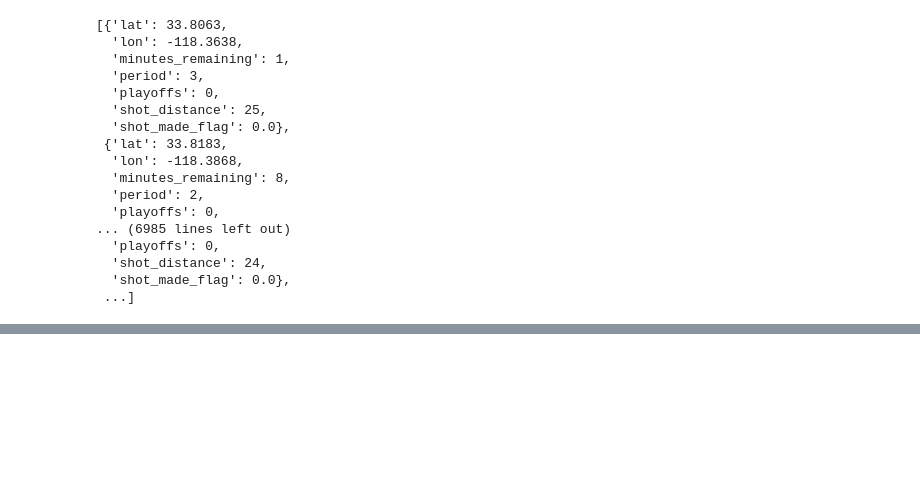
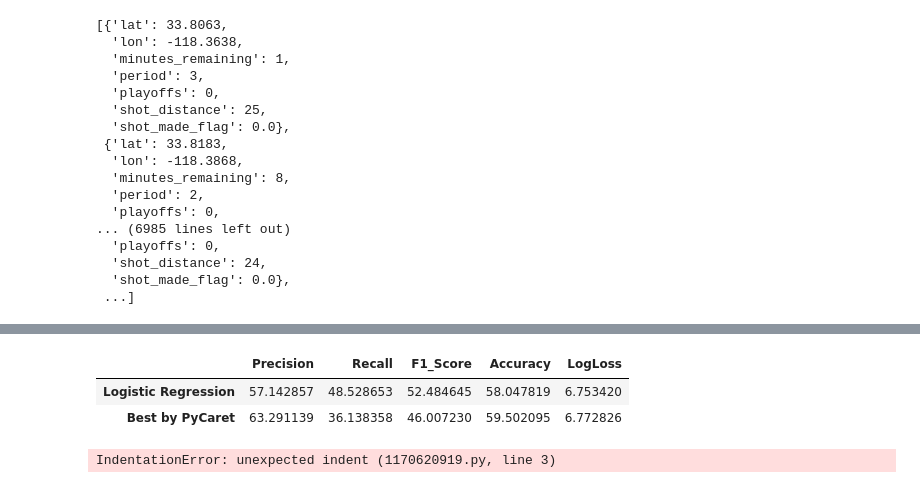
Before and after one commit to andre-lucena12/kobe-shots, a Jupyter notebook: notebooks/rascunho.ipynb, the cells around one changed output, grey strips where cells are left out. Cells and saved outputs as stored; diff of their text form; code cells hidden in the pictures; blank space fills up the shorter version.

```diff
--- a/notebooks/rascunho.ipynb
+++ b/notebooks/rascunho.ipynb
@@ -288,0 +279,31 @@ aux.plot(kind='bar')
+# %%
+metrics_best_model = pd.read_parquet('../data/08_reporting/metricas_best_model.parquet')
+metrics_transform_best = metrics_best_model.loc['value',['Precision_Best_Model','Recall_Best_Model','F1_Score_Best_Model','Accuracy_Best_Model']] * 100
+metrics_transform_best['LogLoss_Best_Model'] = metrics_best_model.loc['value','LogLoss_Best_Model'] * 10
+metrics_transform_best = pd.DataFrame(metrics_transform_best).T.rename(index={'value':'Best by PyCaret'})
+metrics_transform_best = metrics_transform_best.rename(columns = {'LogLoss_Best_Model':'LogLoss',
+                                                                  'Precision_Best_Model':'Precision',
+                                                                  'Recall_Best_Model':'Recall',
+                                                                  'F1_Score_Best_Model':'F1_Score',
+                                                                  'Accuracy_Best_Model':'Accuracy'})
+
+metrics_lr_model = pd.read_parquet('../data/08_reporting/metricas_lr_model.parquet')
+metrics_transform_lr = metrics_lr_model.loc['value',['Precision','Recall','F1_Score','Accuracy']] * 100
+metrics_transform_lr['LogLoss'] = metrics_lr_model.loc['value','LogLoss_Tuned_Lr_Model'] * 10
+metrics_transform_lr = pd.DataFrame(metrics_transform_lr).T.rename(index={'value':'Logistic Regression'})
+
+metrics_all = metrics_transform_lr.append(metrics_transform_best)
+metrics_all
+# %% [output]
+|  | Precision | Recall | F1_Score | Accuracy | LogLoss |
+| Logistic Regression | 57.142857 | 48.528653 | 52.484645 | 58.047819 | 6.753420 |
+| Best by PyCaret | 63.291139 | 36.138358 | 46.007230 | 59.502095 | 6.772826 |
+# %%
+import requests
+url = 'http://localhost:5000/invocations'
+data_serialized = data_3pt.to_dict(orient='records')
+results = requests.post(url,
+                        json={'dataframe_records':data_serialized},
+                        headers= {'Content-type': 'application/json'})
+# %% [output]
+IndentationError: unexpected indent (1170620919.py, line 3)
```
Also changed, not shown: parts of 2 cells of this notebook, 26 other files.
